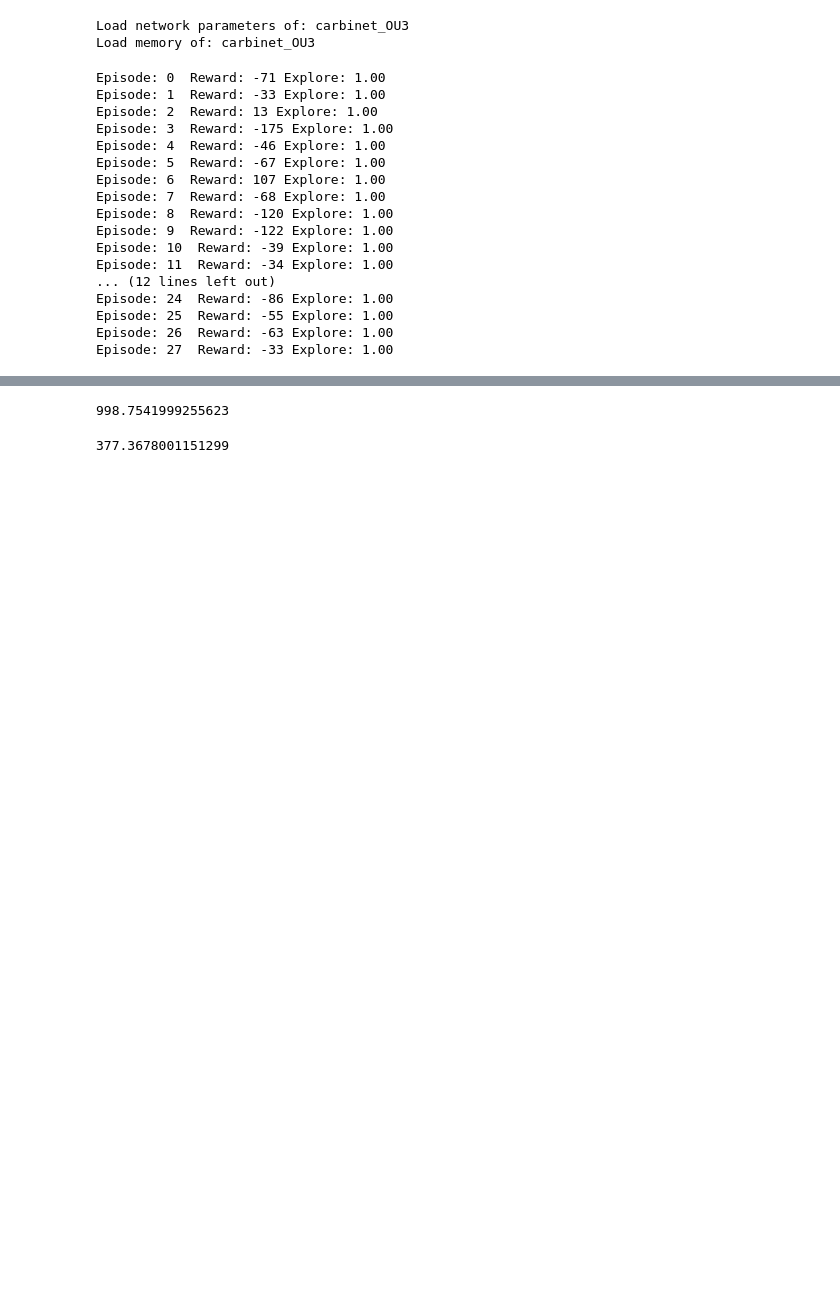
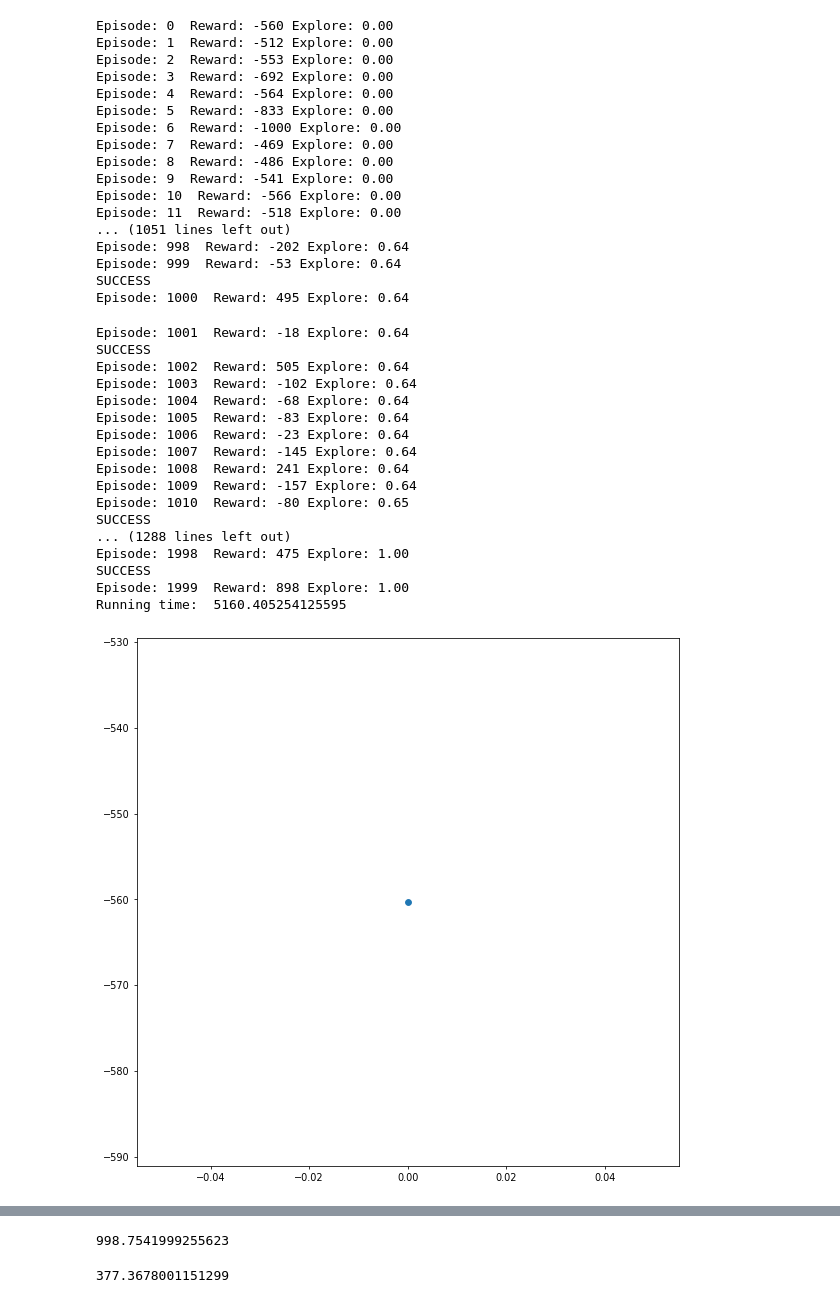
Before and after one commit to ImmaFake/ManiSkill, a Jupyter notebook: cat.ipynb, the cells around one changed output, grey strips where cells are left out. Drawn from its saved outputs; the diff is of its cells as text; code cells hidden in the pictures; blank space fills up the shorter version.

```diff
--- a/cat.ipynb
+++ b/cat.ipynb
@@ -351,7 +360,7 @@ env.set_env_mode(obs_mode='state', reward_type='dense')
 s_dim = env.observation_space.shape[0]                  # 状态空间
 a_dim = env.action_space.shape[0]                       # 动作空间
 a_bound = 1                                             # 动作取值区间,对称区间，故只取上界
-hidden_dim = 256
+hidden_dim = 512
 ddpg = DDPG(a_dim, s_dim, a_bound, hidden_dim)
 ou_noise = OUNoise(env.action_space)
 
@@ -402,58 +411,77 @@ for i in range(MAX_EPISODES):
 
         if info_.get('success'):
             print('SUCCESS')
+            ddpg.Record_success(i)
             r += 100 #+200
 
         r += 10
         r = r * 200
         r+= 200
-        r += info.get('qpos')*5000
+        r += info.get('qpos')*4000
         #print(r)
 
 #        if info.get('qpos') >= 0.05:
 #            print('yeah: ', info.get('qpos'), r)
 #            print(done)
 
 
         ddpg.store_transition(s, a, r, s_)         # 为什么要对reward归一化
 
 
         if ddpg.pointer > ddpg.memory_capacity or LOAD_MEM:         # 经验池已满
             if var > var_low_bound:
                 #var *= .9998                            # 学习阶段逐渐降低动作随机性decay the action randomness
                 var_t += 1
             ddpg.learn()                                # 开始学习
 
         s = s_
         ep_reward += r
         if j == MAX_EP_STEPS -1 or done:
             print('Episode:', i, ' Reward: %i' % int(ep_reward/j), 'Explore: %.2f' % min(1.0, var_t / 100000))
 
             ddpg.store_reward(ep_reward/j)
 
 #            if  ep_reward/j > 400:
 #                RENDER = True
+            if (i % CHECK_POINT_EPI) == 0 and i != 0:
+                ddpg.save('Check_Points/' + str(i) + 'epi')
 
             break
 
 print('Running time: ', time.time() - t1)
 # %% [output]
-Load network parameters of: carbinet_OU3
-Load memory of: carbinet_OU3
+Episode: 0  Reward: -560 Explore: 0.00
+Episode: 1  Reward: -512 Explore: 0.00
+Episode: 2  Reward: -553 Explore: 0.00
+Episode: 3  Reward: -692 Explore: 0.00
+Episode: 4  Reward: -564 Explore: 0.00
+Episode: 5  Reward: -833 Explore: 0.00
+Episode: 6  Reward: -1000 Explore: 0.00
+Episode: 7  Reward: -469 Explore: 0.00
+Episode: 8  Reward: -486 Explore: 0.00
+Episode: 9  Reward: -541 Explore: 0.00
+Episode: 10  Reward: -566 Explore: 0.00
+Episode: 11  Reward: -518 Explore: 0.00
+... (1051 lines left out)
+Episode: 998  Reward: -202 Explore: 0.64
+Episode: 999  Reward: -53 Explore: 0.64
+SUCCESS
+Episode: 1000  Reward: 495 Explore: 0.64
-Episode: 0  Reward: -71 Explore: 1.00
-Episode: 1  Reward: -33 Explore: 1.00
-Episode: 2  Reward: 13 Explore: 1.00
-Episode: 3  Reward: -175 Explore: 1.00
-Episode: 4  Reward: -46 Explore: 1.00
-Episode: 5  Reward: -67 Explore: 1.00
-Episode: 6  Reward: 107 Explore: 1.00
-Episode: 7  Reward: -68 Explore: 1.00
-Episode: 8  Reward: -120 Explore: 1.00
-Episode: 9  Reward: -122 Explore: 1.00
-Episode: 10  Reward: -39 Explore: 1.00
-Episode: 11  Reward: -34 Explore: 1.00
-... (12 lines left out)
-Episode: 24  Reward: -86 Explore: 1.00
-Episode: 25  Reward: -55 Explore: 1.00
-Episode: 26  Reward: -63 Explore: 1.00
-Episode: 27  Reward: -33 Explore: 1.00
+Episode: 1001  Reward: -18 Explore: 0.64
+SUCCESS
+Episode: 1002  Reward: 505 Explore: 0.64
+Episode: 1003  Reward: -102 Explore: 0.64
+Episode: 1004  Reward: -68 Explore: 0.64
+Episode: 1005  Reward: -83 Explore: 0.64
+Episode: 1006  Reward: -23 Explore: 0.64
+Episode: 1007  Reward: -145 Explore: 0.64
+Episode: 1008  Reward: 241 Explore: 0.64
+Episode: 1009  Reward: -157 Explore: 0.64
+Episode: 1010  Reward: -80 Explore: 0.65
+SUCCESS
+... (1288 lines left out)
+Episode: 1998  Reward: 475 Explore: 1.00
+SUCCESS
+Episode: 1999  Reward: 898 Explore: 1.00
+Running time:  5160.405254125595
+[figure, added]
```
Also changed, not shown: parts of 11 cells of this notebook.
